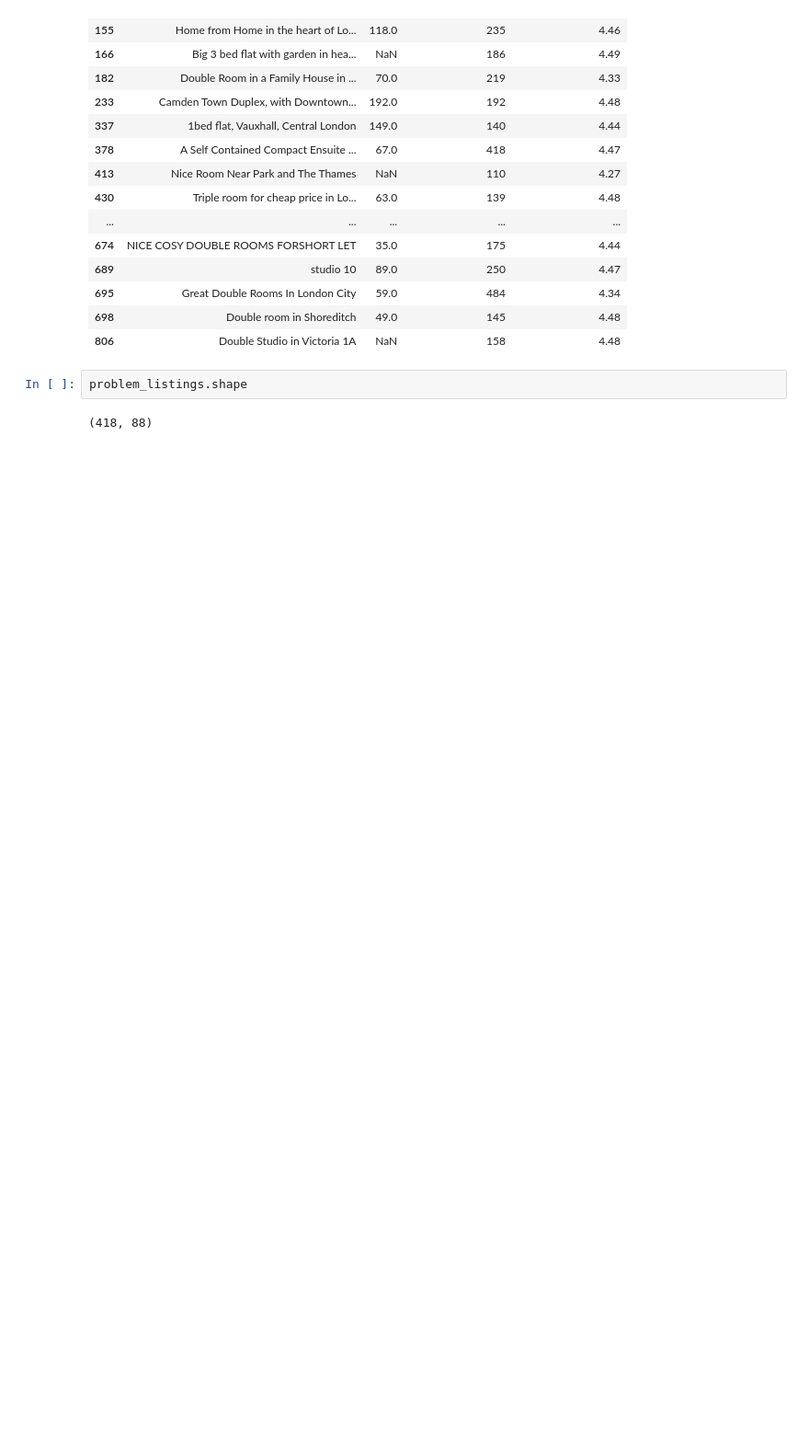
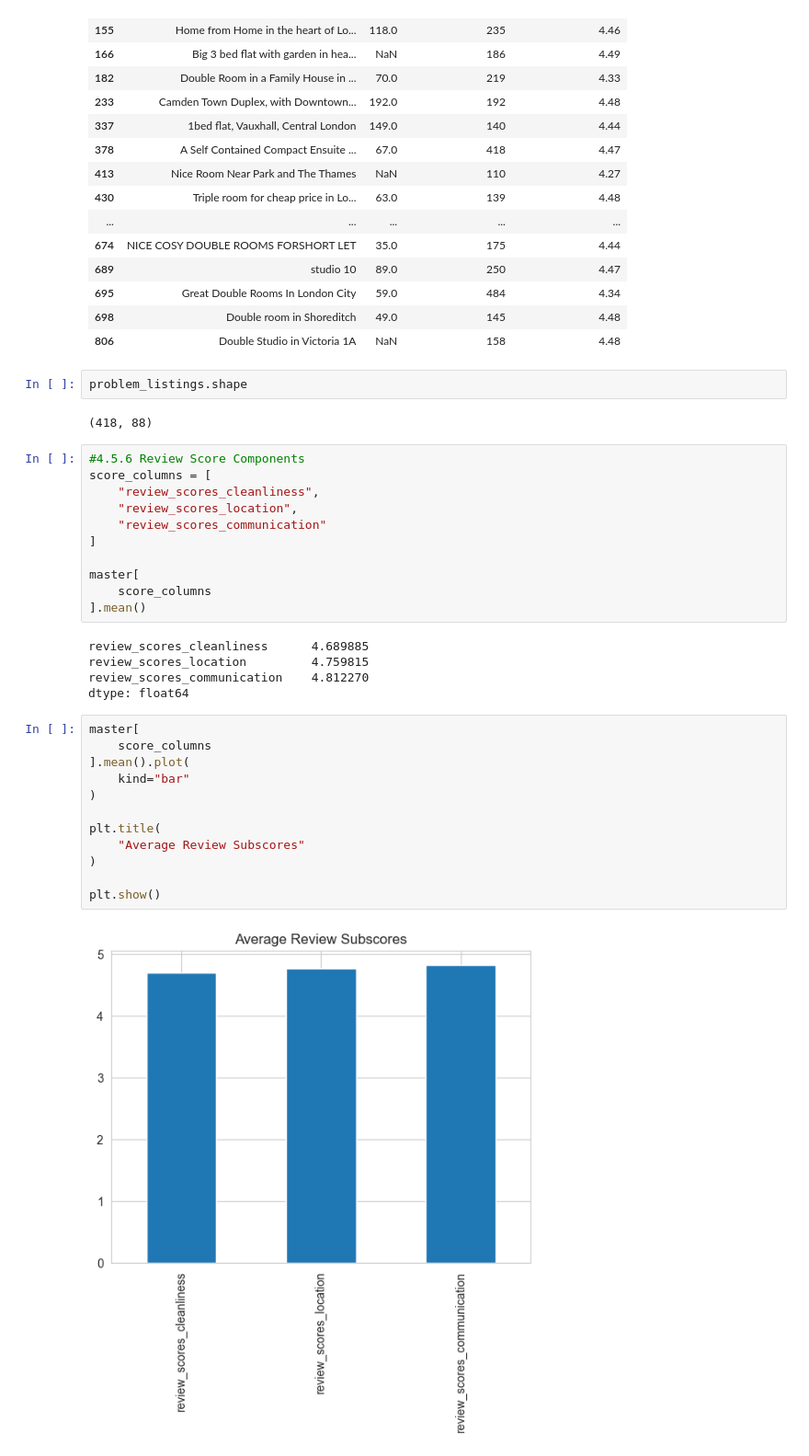
Before and after one commit to FathimaNafra/airbnb-data-engineering-project, a Jupyter notebook: notebooks/eda.ipynb, the cells around one changed output. Shown at 92% size. Cells and saved outputs as stored; diff of their text form; blank space fills up the shorter version.

Commit message:
Analyze review score components

```diff
--- a/notebooks/eda.ipynb
+++ b/notebooks/eda.ipynb
@@ -818,3 +818,33 @@ problem_listings[
 problem_listings.shape
 # %% [output]
 (418, 88)
+# %%
+#4.5.6 Review Score Components
+score_columns = [
+    "review_scores_cleanliness",
+    "review_scores_location",
+    "review_scores_communication"
+]
+
+master[
+    score_columns
+].mean()
+# %% [output]
+review_scores_cleanliness      4.689885
+review_scores_location         4.759815
+review_scores_communication    4.812270
+dtype: float64
+# %%
+master[
+    score_columns
+].mean().plot(
+    kind="bar"
+)
+
+plt.title(
+    "Average Review Subscores"
+)
+
+plt.show()
+# %% [output]
+[figure, added]
```
